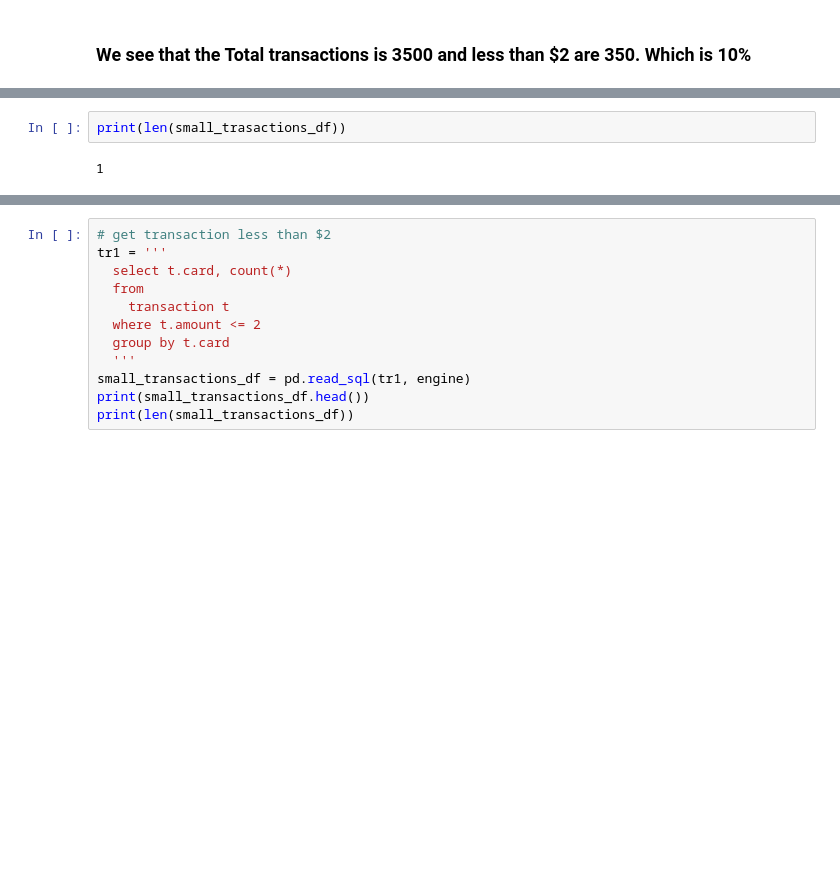
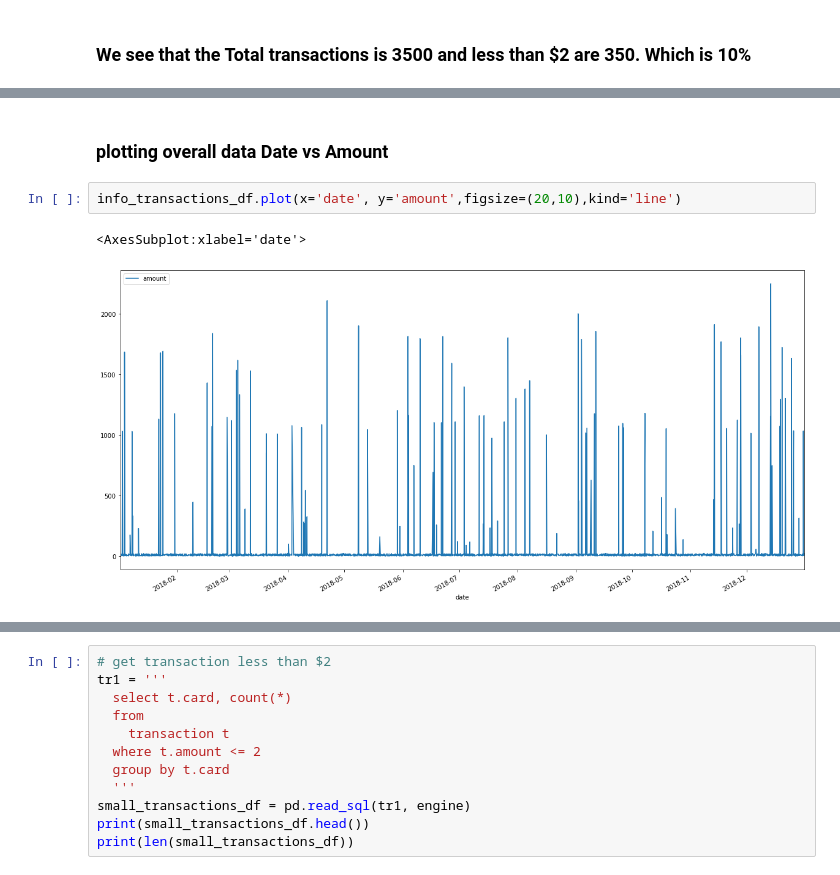
Before and after one commit to rchak007/sql_homework, a Jupyter notebook: sql_homework.ipynb, the cells around one changed output, grey strips where cells are left out. Cells and saved outputs as stored; diff of their text form; blank space fills up the shorter version.

```diff
--- a/sql_homework.ipynb
+++ b/sql_homework.ipynb
@@ -119,4 +120,7 @@ TypeError: Cannot interpret '<attribute 'dtype' of 'numpy.generic' objects>' as
-# %%
-print(len(small_trasactions_df))
-# %% [output]
-1
+# %% [markdown]
+### plotting overall data Date vs Amount
+# %%
+info_transactions_df.plot(x='date', y='amount',figsize=(20,10),kind='line')
+# %% [output]
+<AxesSubplot:xlabel='date'>
+[figure, added]
```
Also changed, not shown: parts of 8 cells of this notebook, 18 other files.
